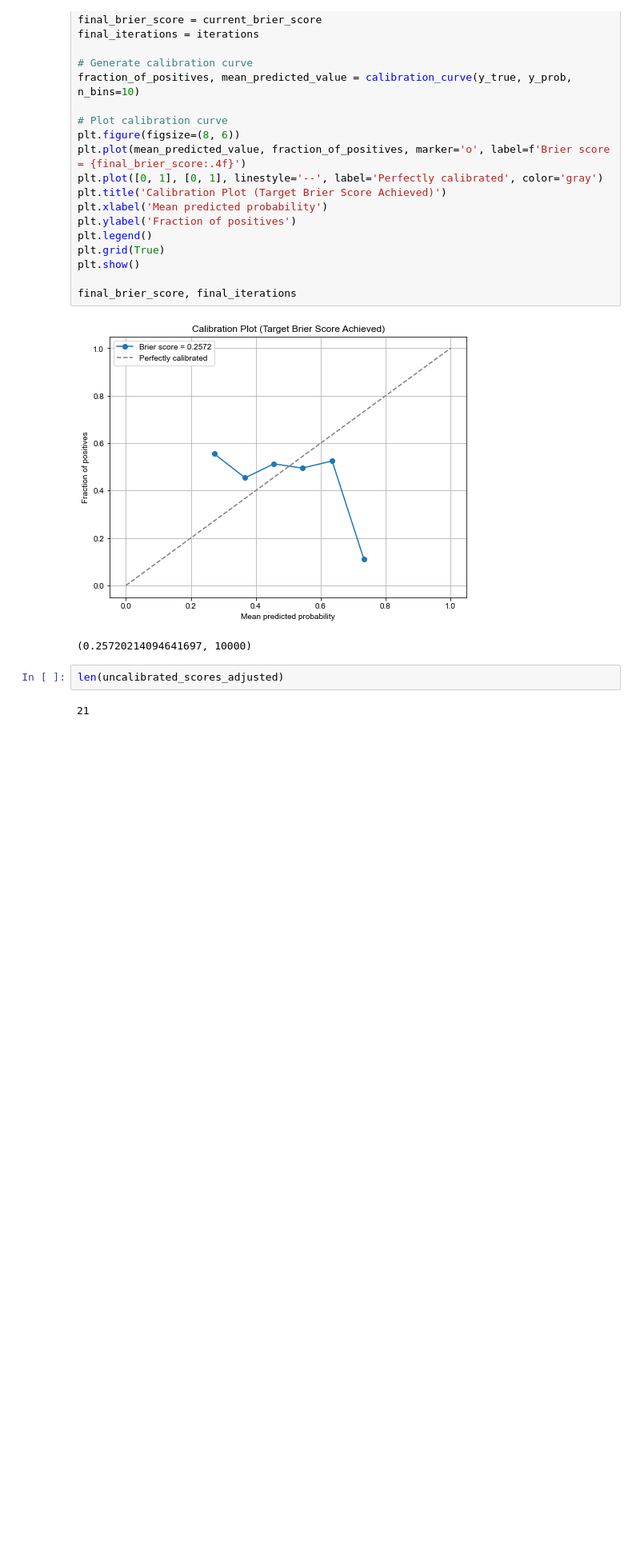
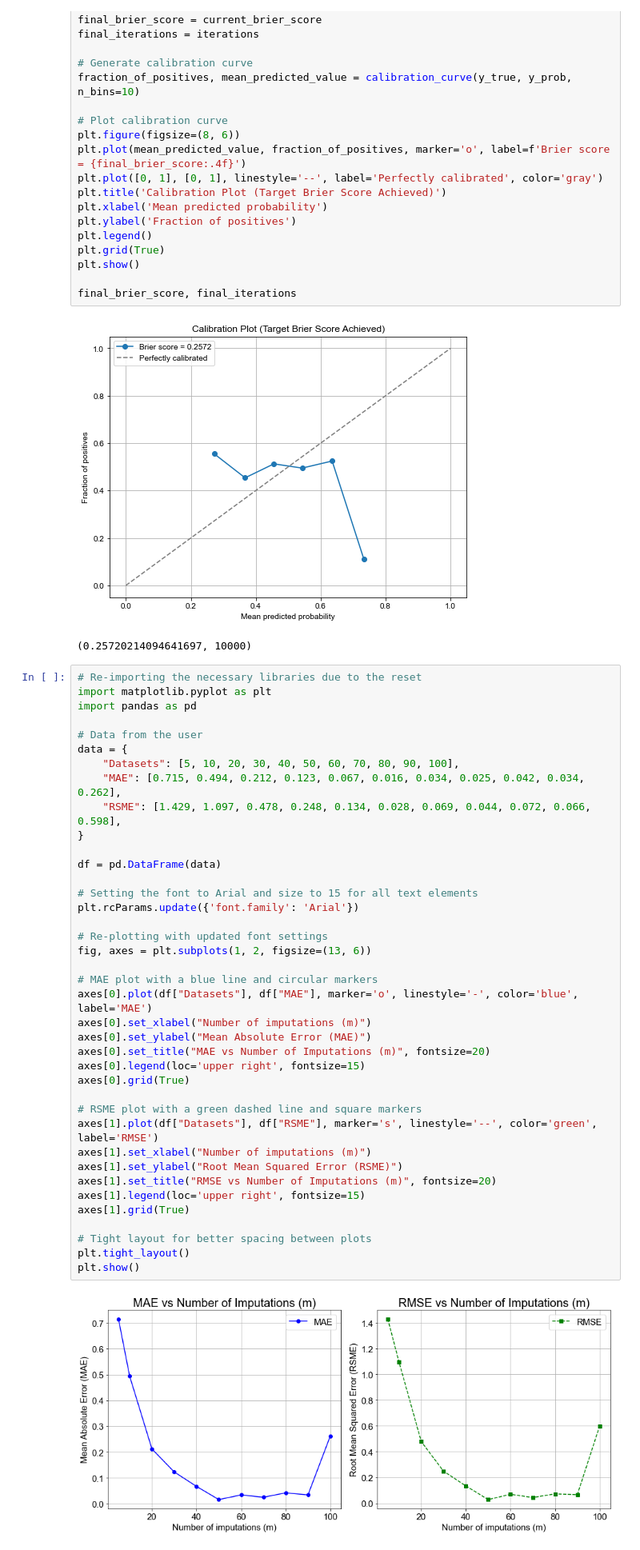
Before and after one commit to rrwabina/CKD-Multi-State, a Jupyter notebook: baseline/17_explainable.ipynb, the cells around one changed output. Shown: that part at 80% size. Saved outputs shown, nothing was run; the diff lists cells and outputs as text; blank space fills up the shorter version.

```diff
--- a/baseline/17_explainable.ipynb
+++ b/baseline/17_explainable.ipynb
@@ -552,7 +687,44 @@ final_brier_score, final_iterations
 # %% [output]
 [figure]
 (0.25720214094641697, 10000)
-# %%
-len(uncalibrated_scores_adjusted)
-# %% [output]
-21
+# %%
+# Re-importing the necessary libraries due to the reset
+import matplotlib.pyplot as plt
+import pandas as pd
+
+# Data from the user
+data = {
+    "Datasets": [5, 10, 20, 30, 40, 50, 60, 70, 80, 90, 100],
+    "MAE": [0.715, 0.494, 0.212, 0.123, 0.067, 0.016, 0.034, 0.025, 0.042, 0.034, 0.262],
+    "RSME": [1.429, 1.097, 0.478, 0.248, 0.134, 0.028, 0.069, 0.044, 0.072, 0.066, 0.598],
+}
+
+df = pd.DataFrame(data)
+
+# Setting the font to Arial and size to 15 for all text elements
+plt.rcParams.update({'font.family': 'Arial'})
+
+# Re-plotting with updated font settings
+fig, axes = plt.subplots(1, 2, figsize=(13, 6))
+
+# MAE plot with a blue line and circular markers
+axes[0].plot(df["Datasets"], df["MAE"], marker='o', linestyle='-', color='blue', label='MAE')
+axes[0].set_xlabel("Number of imputations (m)")
+axes[0].set_ylabel("Mean Absolute Error (MAE)")
+axes[0].set_title("MAE vs Number of Imputations (m)", fontsize=20)
+axes[0].legend(loc='upper right', fontsize=15)
+axes[0].grid(True)
+
+# RSME plot with a green dashed line and square markers
+axes[1].plot(df["Datasets"], df["RSME"], marker='s', linestyle='--', color='green', label='RMSE')
+axes[1].set_xlabel("Number of imputations (m)")
+axes[1].set_ylabel("Root Mean Squared Error (RSME)")
+axes[1].set_title("RMSE vs Number of Imputations (m)", fontsize=20)
+axes[1].legend(loc='upper right', fontsize=15)
+axes[1].grid(True)
+
+# Tight layout for better spacing between plots
+plt.tight_layout()
+plt.show()
+# %% [output]
+[figure, added]
```
Also changed, not shown: parts of 9 cells of this notebook, 2 other files.
